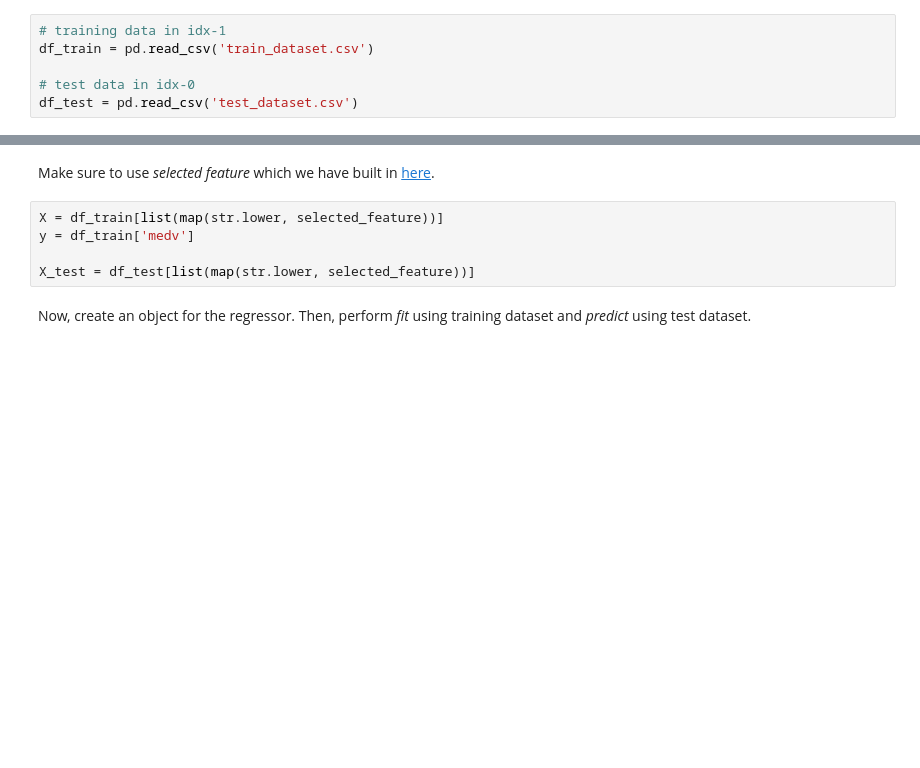
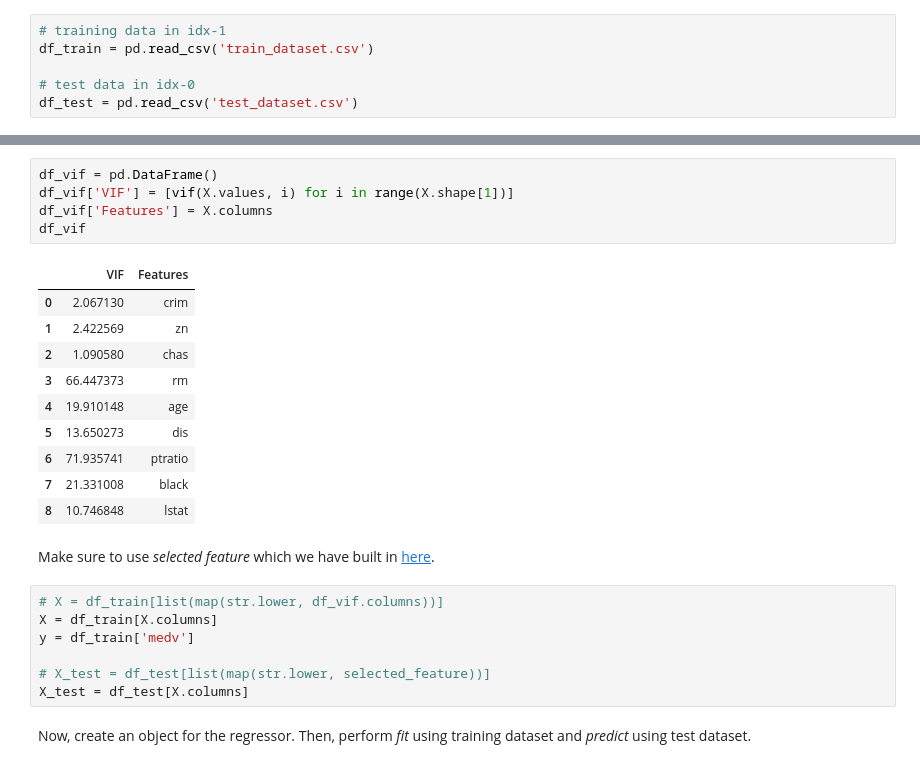
Before and after one commit to yanuartadityan/boston_house, a Jupyter notebook: EDA Boston House.ipynb, the cells around one changed output, grey strips where cells are left out. Saved outputs shown, nothing was run; the diff lists cells and outputs as text; blank space fills up the shorter version.

```diff
--- a/EDA Boston House.ipynb
+++ b/EDA Boston House.ipynb
@@ -616,10 +636,28 @@ df_test = pd.read_csv('test_dataset.csv')
+# %%
+df_vif = pd.DataFrame()
+df_vif['VIF'] = [vif(X.values, i) for i in range(X.shape[1])]
+df_vif['Features'] = X.columns
+df_vif
+# %% [output]
+|  | VIF | Features |
+| 0 | 2.067130 | crim |
+| 1 | 2.422569 | zn |
+| 2 | 1.090580 | chas |
+| 3 | 66.447373 | rm |
+| 4 | 19.910148 | age |
+| 5 | 13.650273 | dis |
+| 6 | 71.935741 | ptratio |
+| 7 | 21.331008 | black |
+| 8 | 10.746848 | lstat |
 # %% [markdown]
 Make sure to use *selected feature* which we have built in [here](#mlreg).
 # %%
-X = df_train[list(map(str.lower, selected_feature))]
+# X = df_train[list(map(str.lower, df_vif.columns))]
+X = df_train[X.columns]
 y = df_train['medv']
 
-X_test = df_test[list(map(str.lower, selected_feature))]
+# X_test = df_test[list(map(str.lower, selected_feature))]
+X_test = df_test[X.columns]
 # %% [markdown]
 Now, create an object for the regressor. Then, perform *fit* using training dataset and *predict* using test dataset.
 # %%
```
Also changed, not shown: parts of 19 cells of this notebook, 2 other files.
